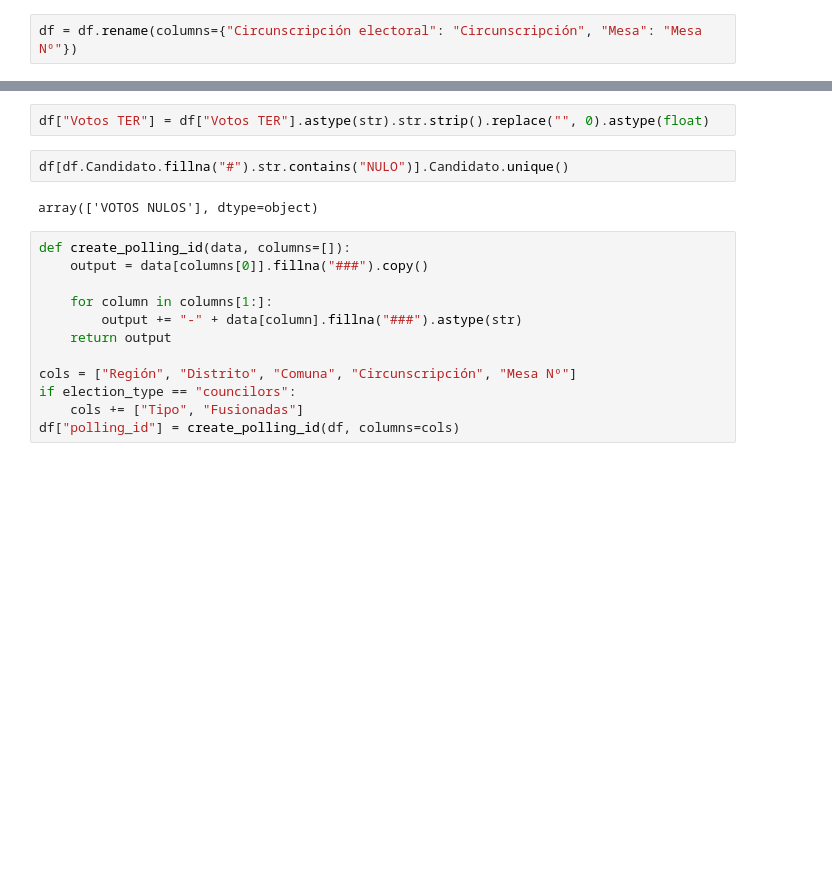
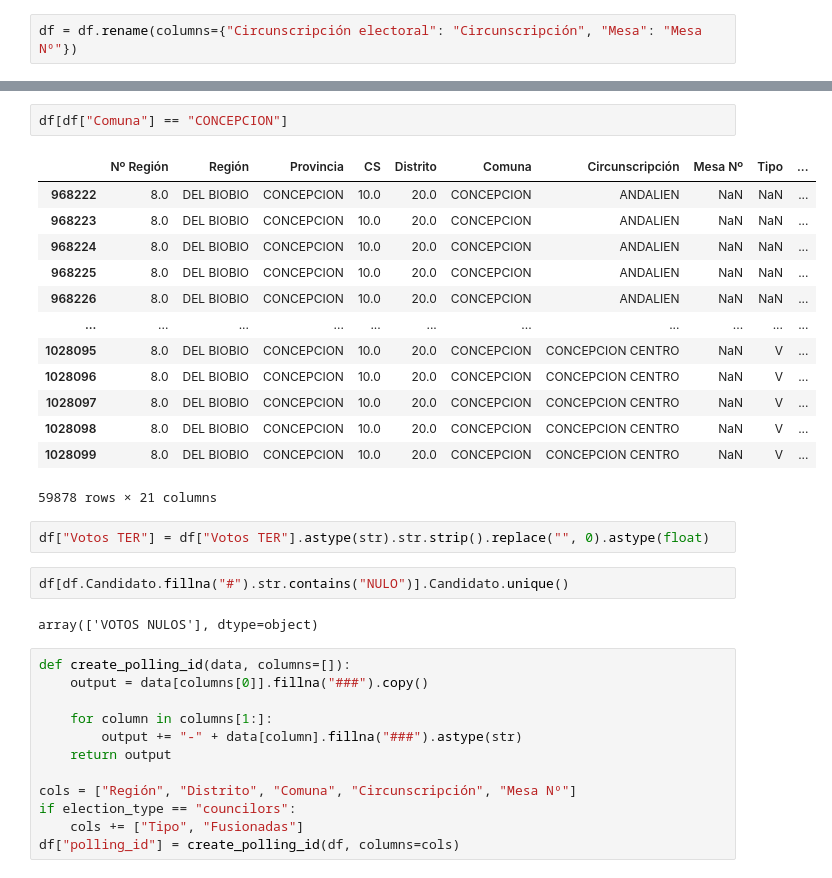
Before and after one commit to cnavarreteliz/atlas-elections-data, a Jupyter notebook: Pipelines/Chile/Concejales_2021.ipynb, the cells around one changed output, grey strips where cells are left out. Cells and saved outputs as stored; diff of their text form; blank space fills up the shorter version.

```diff
--- a/Pipelines/Chile/Concejales_2021.ipynb
+++ b/Pipelines/Chile/Concejales_2021.ipynb
@@ -90,4 +91,20 @@ list(df)
  'MesaNº']
+# %%
+df[df["Comuna"] == "CONCEPCION"]
+# %% [output]
+|  | Nº Región | Región | Provincia | CS | Distrito | Comuna | Circunscripción | Mesa Nº | Tipo | ... |
+| 968222 | 8.0 | DEL BIOBIO | CONCEPCION | 10.0 | 20.0 | CONCEPCION | ANDALIEN | NaN | NaN | ... |
+| 968223 | 8.0 | DEL BIOBIO | CONCEPCION | 10.0 | 20.0 | CONCEPCION | ANDALIEN | NaN | NaN | ... |
+| 968224 | 8.0 | DEL BIOBIO | CONCEPCION | 10.0 | 20.0 | CONCEPCION | ANDALIEN | NaN | NaN | ... |
+| 968225 | 8.0 | DEL BIOBIO | CONCEPCION | 10.0 | 20.0 | CONCEPCION | ANDALIEN | NaN | NaN | ... |
+| 968226 | 8.0 | DEL BIOBIO | CONCEPCION | 10.0 | 20.0 | CONCEPCION | ANDALIEN | NaN | NaN | ... |
+| ... | ... | ... | ... | ... | ... | ... | ... | ... | ... | ... |
+| 1028095 | 8.0 | DEL BIOBIO | CONCEPCION | 10.0 | 20.0 | CONCEPCION | CONCEPCION CENTRO | NaN | V | ... |
+| 1028096 | 8.0 | DEL BIOBIO | CONCEPCION | 10.0 | 20.0 | CONCEPCION | CONCEPCION CENTRO | NaN | V | ... |
+| 1028097 | 8.0 | DEL BIOBIO | CONCEPCION | 10.0 | 20.0 | CONCEPCION | CONCEPCION CENTRO | NaN | V | ... |
+| 1028098 | 8.0 | DEL BIOBIO | CONCEPCION | 10.0 | 20.0 | CONCEPCION | CONCEPCION CENTRO | NaN | V | ... |
+| 1028099 | 8.0 | DEL BIOBIO | CONCEPCION | 10.0 | 20.0 | CONCEPCION | CONCEPCION CENTRO | NaN | V | ... |
+59878 rows × 21 columns
 # %%
 df["Votos TER"] = df["Votos TER"].astype(str).str.strip().replace("", 0).astype(float)
 # %%
```
Also changed, not shown: parts of 9 cells of this notebook, 14 other files.
